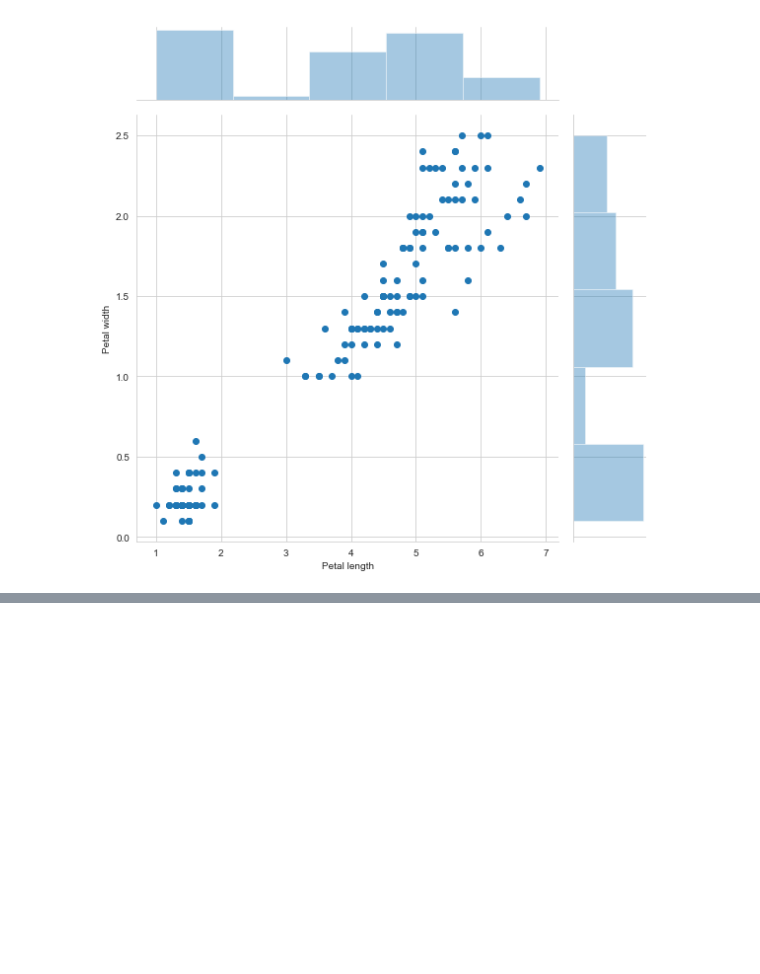
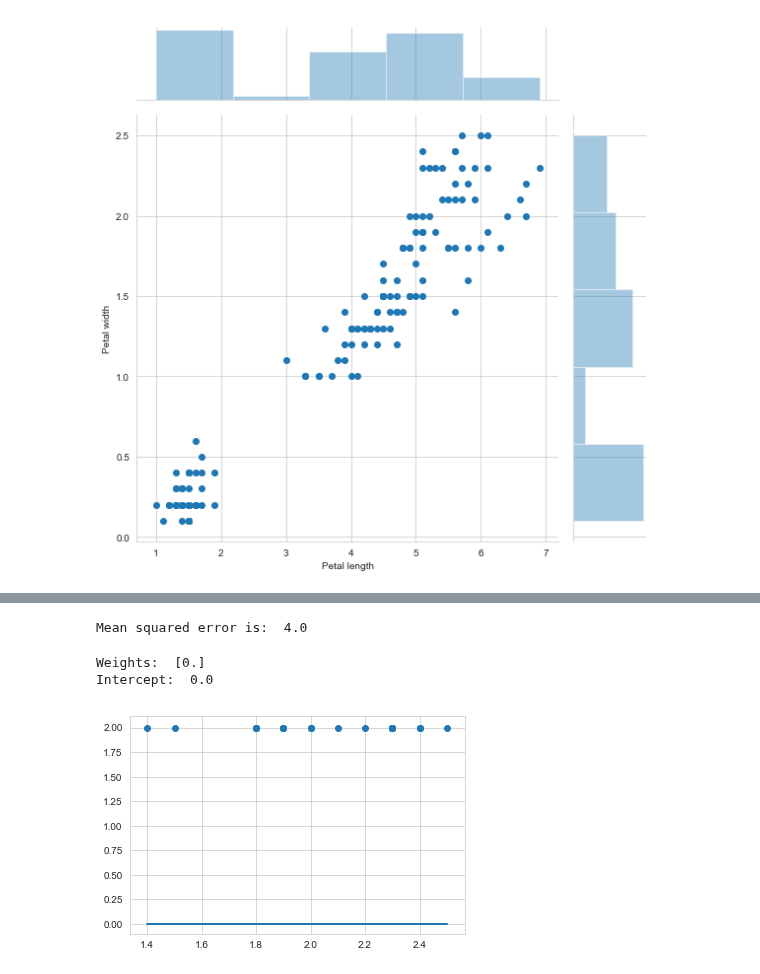
Before and after one commit to SANYAM1996/scatter-plotter, a Jupyter notebook: pd_1.ipynb, the cells around one changed output, grey strips where cells are left out. Saved outputs shown, nothing was run; the diff lists cells and outputs as text; code cells hidden in the pictures; blank space fills up the shorter version.

```diff
--- a/pd_1.ipynb
+++ b/pd_1.ipynb
@@ -294,0 +297,5 @@ sns.jointplot(x='Petal length', y = 'Petal width',data = iris,size=8)
+# %%
+from sklearn import datasets, linear_model
+from sklearn.metrics import mean_squared_error
+data = datasets.load_iris()
+print(data.data)
@@ -294,0 +320,3 @@ sns.jointplot(x='Petal length', y = 'Petal width',data = iris,size=8)
+# %%
+data_x = data.data[:, np.newaxis,3]
+print(data_x)
@@ -294,0 +341,23 @@ sns.jointplot(x='Petal length', y = 'Petal width',data = iris,size=8)
+# %%
+data_x_train = data_x[:10]
+data_x_test = data_x[-20:]
+data_y_train = data.target[:10]
+data_y_test = data.target[-20:]
+model = linear_model.LinearRegression()
+model.fit(data_x_train,data_y_train)
+data_y_predicted = model.predict(data_x_test)
+print("Mean squared error is: ",mean_squared_error(data_y_test,data_y_predicted))
+# %% [output]
+Mean squared error is:  4.0
+# %%
+print("Weights: ", model.coef_)
+print("Intercept: ", model.intercept_)
+# %% [output]
+Weights:  [0.]
+Intercept:  0.0
+# %%
+plt.scatter(data_x_test, data_y_test)
+plt.plot(data_x_test,data_y_predicted)
+plt.show()
+# %% [output]
+[figure, added]
```
Also changed, not shown: parts of 5 cells of this notebook, 1 other file.
